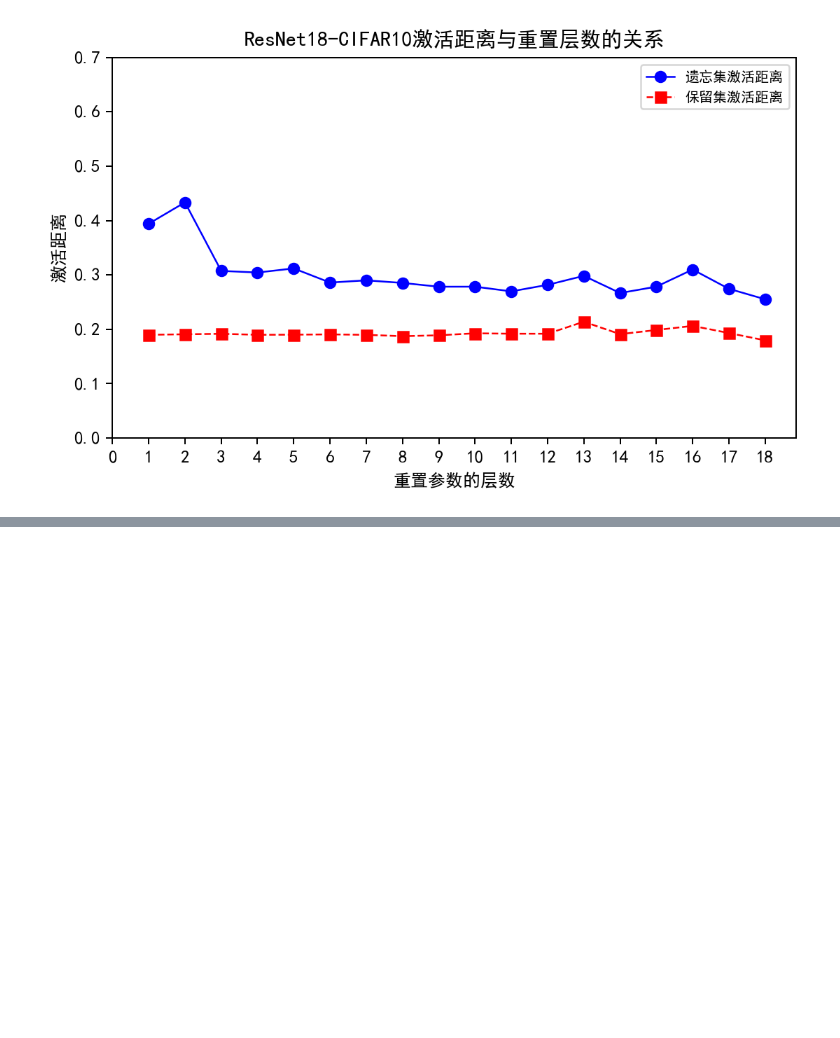
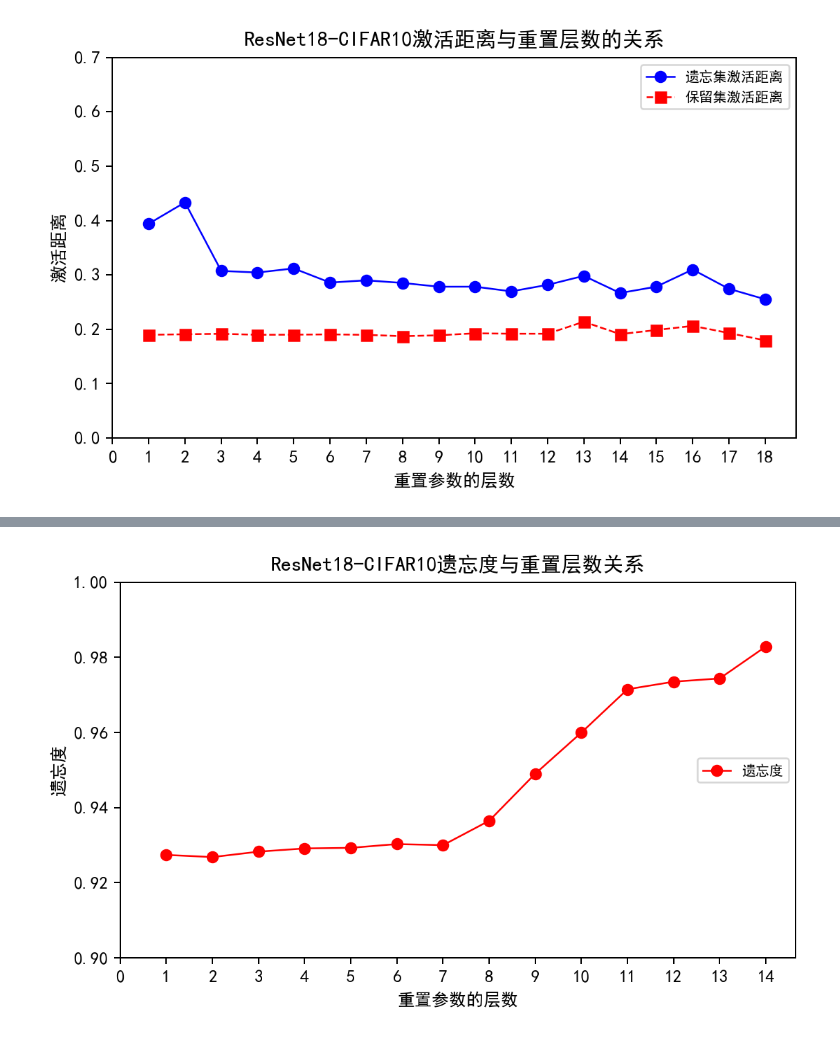
Before and after one commit to pan402945786/graduate_expriment, a Jupyter notebook: common/plot_pic2.ipynb, the cells around one changed output, grey strips where cells are left out. Cells and saved outputs as stored; diff of their text form; code cells hidden in the pictures; blank space fills up the shorter version.

```diff
--- a/common/plot_pic2.ipynb
+++ b/common/plot_pic2.ipynb
@@ -215,0 +263,44 @@ plt.show()
+# %%
+# vgg14 cifar10 lrf遗忘度曲线
+
+import numpy as np
+import matplotlib.pyplot as plt
+from common.utils import calcForgetPercent
+
+plt.figure(figsize=(7,4), dpi=180)
+ax = plt.subplot(111)
+ax.xaxis.set_ticks_position('bottom')
+ax.yaxis.set_ticks_position('left')
+ax.set_xlabel('重置参数的层数')  # Add an x-label to the axes.
+ax.set_ylabel('遗忘度')  # Add a y-label to the axes.
+ax.set_title("ResNet18-CIFAR10遗忘度与重置层数关系")  # Add a title to the axes.
+plt.rcParams['font.family']=['SimHei']#关键是这句
+# plt.rcParams['font.family']=['Arial Unicode MS']
+X = np.linspace(1, 14, 14, endpoint=True)
+
+vgg_reset_freeze_forget_acc = [
+    0,0,0,0,0,0,
+    0,0,0,0,0,0,
+    0,0,
+]
+vgg_reset_freeze_retain_acc = [
+    93.088,93.138,93.013,92.938,92.925,
+    92.838,92.863,92.300,91.213,90.263,
+    89.263,89.088,89.013,88.275,
+]
+
+vgg_retrain_retain_acc = 0.86788
+vgg_retrain_forget_acc = 0.
+
+lrfForgetPercent = calcForgetPercent(vgg_reset_freeze_forget_acc, vgg_reset_freeze_retain_acc, vgg_retrain_forget_acc, vgg_retrain_retain_acc)
+F = np.array(lrfForgetPercent)
+
+plt.plot(X, F,  marker='o',linewidth=1, linestyle="solid", color='r', label="遗忘度")
+plt.xticks(np.linspace(0,14,15,endpoint=True))
+plt.yticks(np.linspace(0.9,1,6,endpoint=True))
+
+plt.legend(loc='center right',fontsize=8, frameon=True)
+plt.savefig("./figures/chapter4_vggcifar_lrf_forget_percent.png",dpi=272)
+plt.show()
+# %% [output]
+[figure, added]
```
Also changed, not shown: parts of 13 cells of this notebook, 15 other files.
